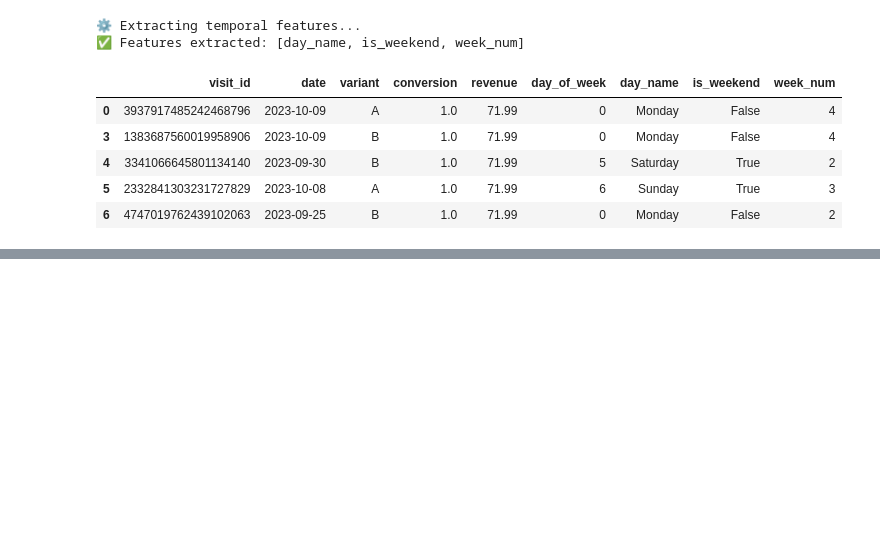
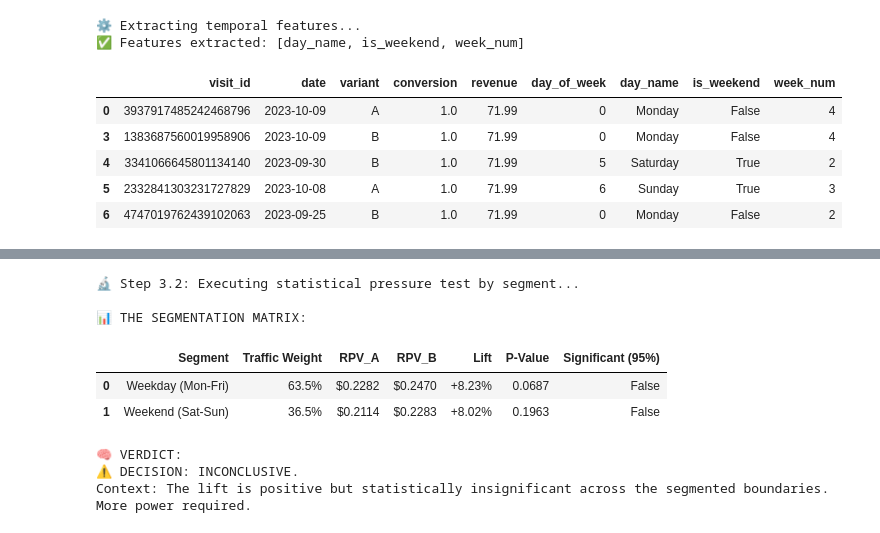
Before and after one commit to VaheGdlyan/DS_Projects, a Jupyter notebook: task_2_testing_analysis/task_2_testing_analysis.ipynb, the cells around one changed output, grey strips where cells are left out. Drawn from its saved outputs; the diff is of its cells as text; code cells hidden in the pictures; blank space fills up the shorter version.

```diff
--- a/task_2_testing_analysis/task_2_testing_analysis.ipynb
+++ b/task_2_testing_analysis/task_2_testing_analysis.ipynb
@@ -894,0 +1030,74 @@ df.head()
+# %%
+# --- 3.2 UPGRADED: DECISION-GRADE CONTEXTUAL SEGMENTATION ---
+import scipy.stats as stats
+import pandas as pd
+import numpy as np
+
+print("🔬 Step 3.2: Executing statistical pressure test by segment...\n")
+
+results = []
+
+# 1. Loop through the environments to run isolated statistical tests
+for is_wknd in [False, True]:
+    segment_name = "Weekend (Sat-Sun)" if is_wknd else "Weekday (Mon-Fri)"
+
+    # Isolate the raw revenue arrays for variance calculations
+    a_rev = df[(df['is_weekend'] == is_wknd) & (df['variant'] == 'A')]['revenue']
+    b_rev = df[(df['is_weekend'] == is_wknd) & (df['variant'] == 'B')]['revenue']
+
+    # Calculate basics
+    users_a, users_b = len(a_rev), len(b_rev)
+    total_users = users_a + users_b
+    rpv_a, rpv_b = a_rev.mean(), b_rev.mean()
+    lift = (rpv_b - rpv_a) / rpv_a
+
+    # 2. THE MISSING RIGOR: Run Welch's T-Test on the isolated segment
+    t_stat, p_val = stats.ttest_ind(b_rev, a_rev, equal_var=False)
+
+    results.append({
+        'Segment': segment_name,
+        'Traffic Weight': f"{total_users / len(df) * 100:.1f}%",
+        'RPV_A': rpv_a,
+        'RPV_B': rpv_b,
+        'Lift': lift,
+        'P-Value': p_val,
+        'Significant (95%)': p_val < 0.05
+    })
+
+# 3. Create the Executive Dataframe
+rigor_df = pd.DataFrame(results)
+
+print("📊 THE SEGMENTATION MATRIX:")
+format_dict = {'RPV_A': '${:.4f}', 'RPV_B': '${:.4f}', 'Lift': '{:+.2%}', 'P-Value': '{:.4f}'}
+display(rigor_df.style.format(format_dict))
+
+# 4. DECISION LOGIC: Based on Statistical Rigor, not just directional signs
+sig_wins = rigor_df['Significant (95%)'].sum()
+lifts = rigor_df['Lift'].values
+
+print("\n🧠 VERDICT:")
+if sig_wins == 2 and all(l > 0 for l in lifts):
+    print("✅ DECISION: SHIP IT.")
+    print("Context: Variant B is a structurally robust, statistically significant winner across ALL environments. Zero Simpson's Paradox risk detected.")
+
+elif sig_wins == 1 and all(l > 0 for l in lifts):
+    print("⚠️ DECISION: CAUTION (PARTIAL ROLLOUT RECOMMENDED).")
+    print("Context: Variant B wins globally and is directionally positive everywhere, but lacks statistical significance in one environment. It is environmentally sensitive.")
+
+elif any(l < 0 for l in lifts):
+    print("🛑 DECISION: ABORT / INVESTIGATE.")
+    print("Context: Variant B actually LOSES money in at least one environment. A Simpson's Paradox or contextual vulnerability is actively damaging revenue.")
+
+else:
+    print("⚠️ DECISION: INCONCLUSIVE.")
+    print("Context: The lift is positive but statistically insignificant across the segmented boundaries. More power required.")
+# %% [output]
+🔬 Step 3.2: Executing statistical pressure test by segment...
+
+📊 THE SEGMENTATION MATRIX:
+|  | Segment | Traffic Weight | RPV_A | RPV_B | Lift | P-Value | Significant (95%) |
+| 0 | Weekday (Mon-Fri) | 63.5% | $0.2282 | $0.2470 | +8.23% | 0.0687 | False |
+| 1 | Weekend (Sat-Sun) | 36.5% | $0.2114 | $0.2283 | +8.02% | 0.1963 | False |
+🧠 VERDICT:
+⚠️ DECISION: INCONCLUSIVE.
+Context: The lift is positive but statistically insignificant across the segmented boundaries. More power required.
```
Also changed, not shown: parts of 10 cells of this notebook.
